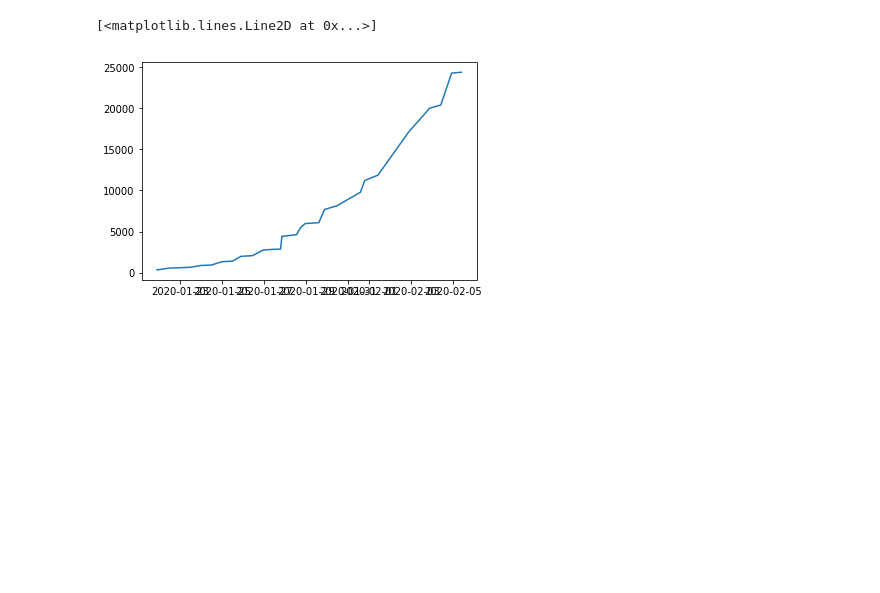
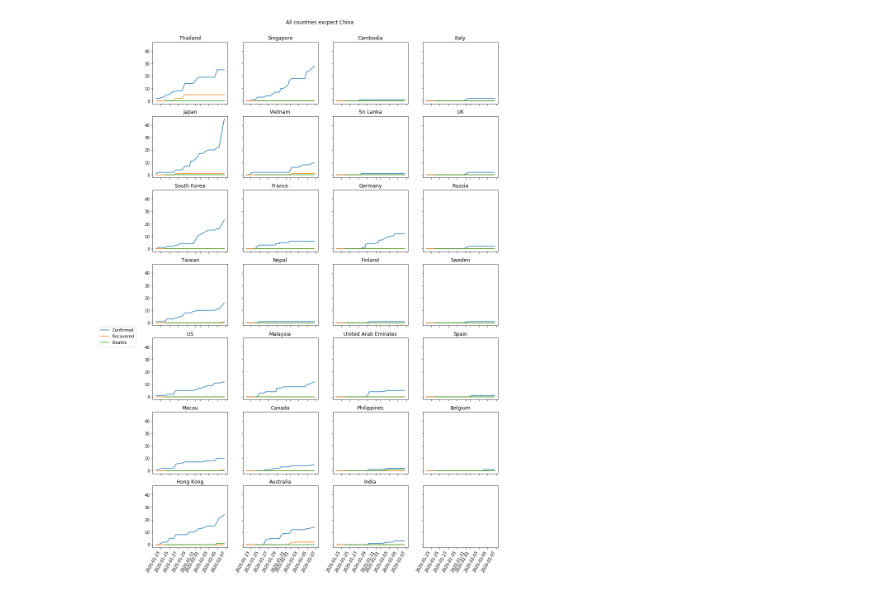
Before and after one commit to msarnacki/coronavirus-2019-nCoV, a Jupyter notebook: main.ipynb, the cells around one changed output. Cells and saved outputs as stored; diff of their text form; code cells hidden in the pictures; blank space fills up the shorter version.

```diff
--- a/main.ipynb
+++ b/main.ipynb
@@ -209,5 +198,41 @@ DatetimeIndex(['2020-01-21 22:00:00', '2020-01-22 12:00:00',
-# %%
-plt.plot(dates_datetime, china_confirmed_series)
-# %% [output]
-[<matplotlib.lines.Line2D at 0x...>]
-[figure, removed]
+# %%
+country_confirmed_series = ts_df_list[0][ts_df_list[0]['Country/Region']==countries_ts[0]].iloc[:,5:].sum(axis=0)
+country_recovered_series = ts_df_list[1][ts_df_list[1]['Country/Region']==countries_ts[0]].iloc[:,5:].sum(axis=0)
+country_deaths_series = ts_df_list[2][ts_df_list[2]['Country/Region']==countries_ts[0]].iloc[:,5:].sum(axis=0)
+dates_0 = country_confirmed_series.index.values
+dates_datetime_0 = pd.to_datetime(dates_0, format="%m/%d/%Y %I:%M %p")
+dates_1 = country_recovered_series.index.values
+dates_datetime_1 = pd.to_datetime(dates_1, format="%m/%d/%Y %I:%M %p")
+dates_2 = country_deaths_series.index.values
+dates_datetime_2 = pd.to_datetime(dates_2, format="%m/%d/%Y %I:%M %p")
+
+plots_in_row = 4
+plots_in_col = 7
+
+fig, axs = plt.subplots(plots_in_col, plots_in_row, figsize=(15, 25), sharey=True, sharex=True)
+fig.autofmt_xdate(rotation=60)
+
+axs0 = axs.shape[0]
+axs1 = axs.shape[1]
+
+i = 0
+j = 0
+
+for country in countries_ts[1:]:
+
+    axs[i][j].plot(dates_datetime_0,ts_df_list[0][ts_df_list[0]['Country/Region']==country].iloc[:,5:].sum(axis=0))
+    axs[i][j].plot(dates_datetime_1,ts_df_list[1][ts_df_list[1]['Country/Region']==country].iloc[:,5:].sum(axis=0))
+    axs[i][j].plot(dates_datetime_2,ts_df_list[2][ts_df_list[2]['Country/Region']==country].iloc[:,5:].sum(axis=0))
+    axs[i][j].set_title(country)
+    #axs[i][j].set_xticklabels(rotation=90)
+    i = i + 1
+    if i==plots_in_col:
+        i = 0
+        j = j + 1
+        if j==plots_in_row:
+            j = 0
+fig.suptitle('All countries excpect China',y=0.91)
+fig.legend(['Confirmed', 'Recovered', 'Deaths'],loc='upper left', bbox_to_anchor=(0., 0., 0.5, 0.5),bbox_transform=plt.gcf().transFigure)
+plt.savefig("rest.png",bbox_inches='tight')
+# %% [output]
+[figure, added]
```
Also changed, not shown: parts of 11 cells of this notebook, 6 other files.
